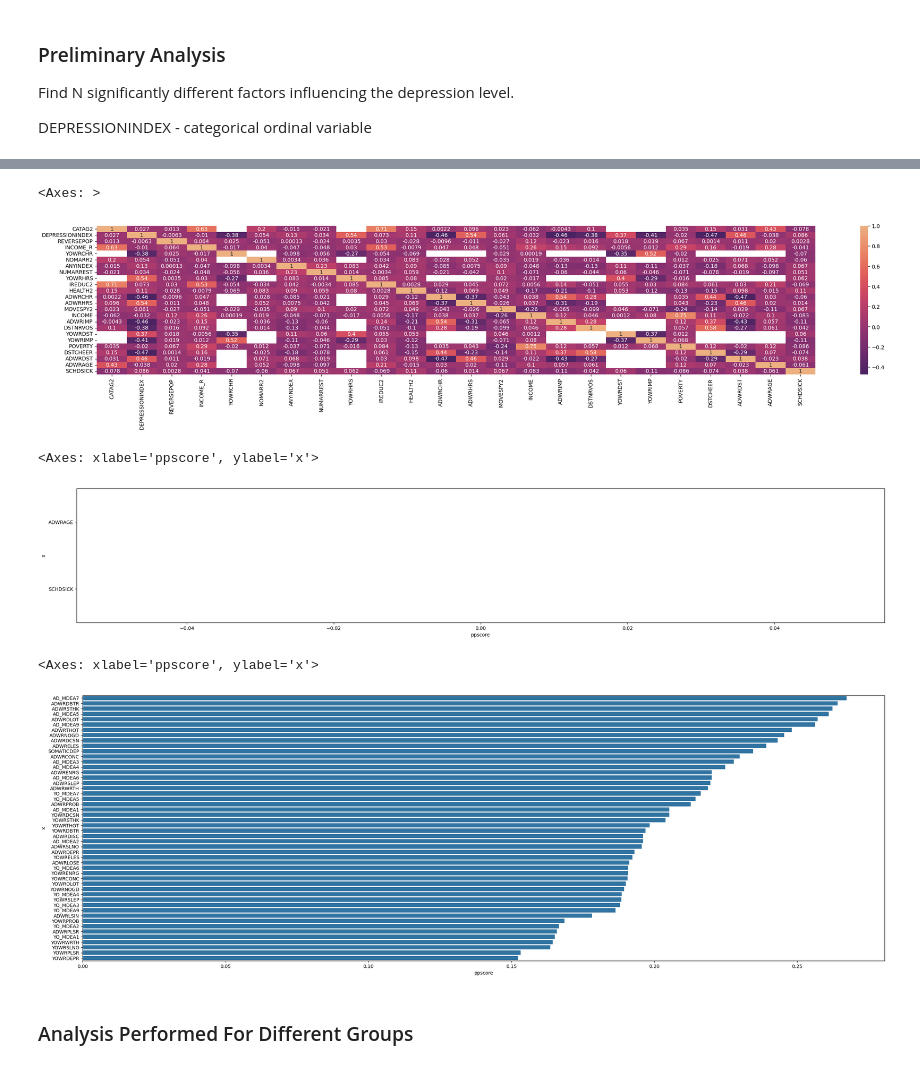
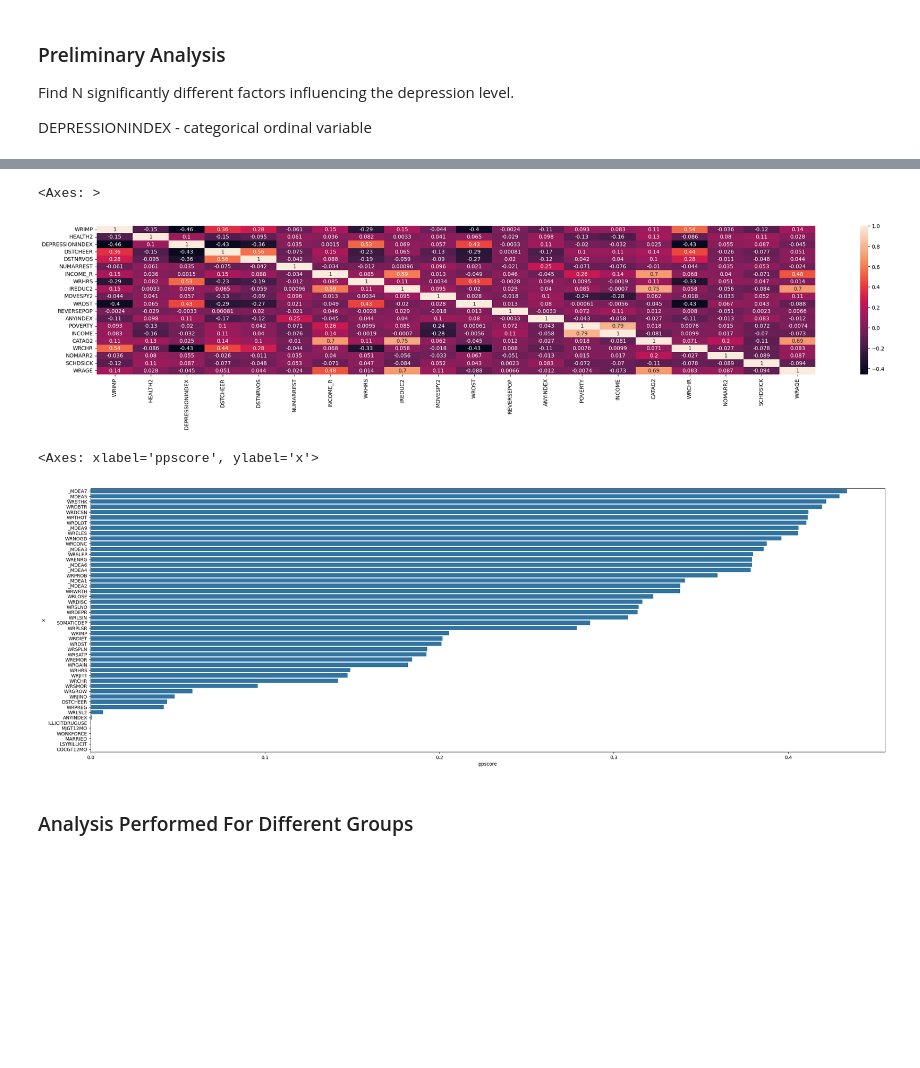
Before and after one commit to KozAAAAA/depression_analysis, a Jupyter notebook: analysis.ipynb, the cells around one changed output, grey strips where cells are left out. Saved outputs shown, nothing was run; the diff lists cells and outputs as text; code cells hidden in the pictures; blank space fills up the shorter version.

```diff
--- a/analysis.ipynb
+++ b/analysis.ipynb
@@ -204,27 +217,28 @@ def analyse(
     cols_dict,
     indicator_col,
 ):
-    pearson_df = get_pearson(
-        df[cols_dict["cat_ord"] + cols_dict["num_dis"] + cols_dict["num_con"]]
+    categorical_cols = (
+        cols_dict["cat_bin"] + cols_dict["cat_nom"] + cols_dict["cat_ord"]
     )
-    spearman_df = get_spearman(
-        df[cols_dict["cat_ord"] + cols_dict["num_dis"] + cols_dict["num_con"]]
-    )
-    pps_num_df = get_pps(
-        df[cols_dict["num_dis"] + cols_dict["num_con"] + [indicator_col]], indicator_col
+    numerical_cols = cols_dict["num_dis"] + cols_dict["num_con"]
+
+    pearson_df = get_pearson(df[cols_dict["cat_ord"] + numerical_cols])
+    spearman_df = get_spearman(df[cols_dict["cat_ord"] + numerical_cols])
+
+    pps_depression_df = pd.concat(
+        [
+            depression_df[categorical_cols].astype(str),
+            depression_df[numerical_cols],
+        ],
+        axis=1,
     )
 
-    pps_cat_df = get_pps(
-        df[cols_dict["cat_bin"] + cols_dict["cat_nom"] + cols_dict["cat_ord"]].astype(
-            str
-        ),
-        indicator_col,
-    )
+    pps_df = get_pps(pps_depression_df, indicator_col)
 
-    return pearson_df, spearman_df, pps_num_df, pps_cat_df
+    return pearson_df, spearman_df, pps_df
 
 
-pearson_df, spearman_df, pps_num_df, pps_cat_df = analyse(
+pearson_df, spearman_df, pps_df = analyse(
     df=depression_df,
     cols_dict=cols_dict,
     indicator_col=indicator_col,
@@ -238,21 +252,15 @@ sns.heatmap(pearson_df, annot=True)
 # %%
 plt.figure(figsize=(30, 5))
-sns.heatmap(pearson_df, annot=True, cmap="flare_r")
+sns.heatmap(spearman_df, annot=True)
 # %% [output]
 <Axes: >
-[figure, old version]
+[figure, new version]
 # %%
-plt.figure(figsize=(30, 5))
-sns.barplot(x="ppscore", y="x", data=pps_num_df)
+plt.figure(figsize=(30, 10))
+sns.barplot(x="ppscore", y="x", data=pps_df.head(50))
 # %% [output]
 <Axes: xlabel='ppscore', ylabel='x'>
-[figure, old version]
+[figure, new version]
-# %%
-plt.figure(figsize=(30, 10)) # Why are these values so low??
-sns.barplot(x="ppscore", y="x", data=pps_cat_df.head(50))
-# %% [output]
-<Axes: xlabel='ppscore', ylabel='x'>
-[figure, removed]
 # %% [markdown]
 ### Analysis Performed For Different Groups
 # %%
```
Also changed, not shown: parts of 9 cells of this notebook, 1 other file.
